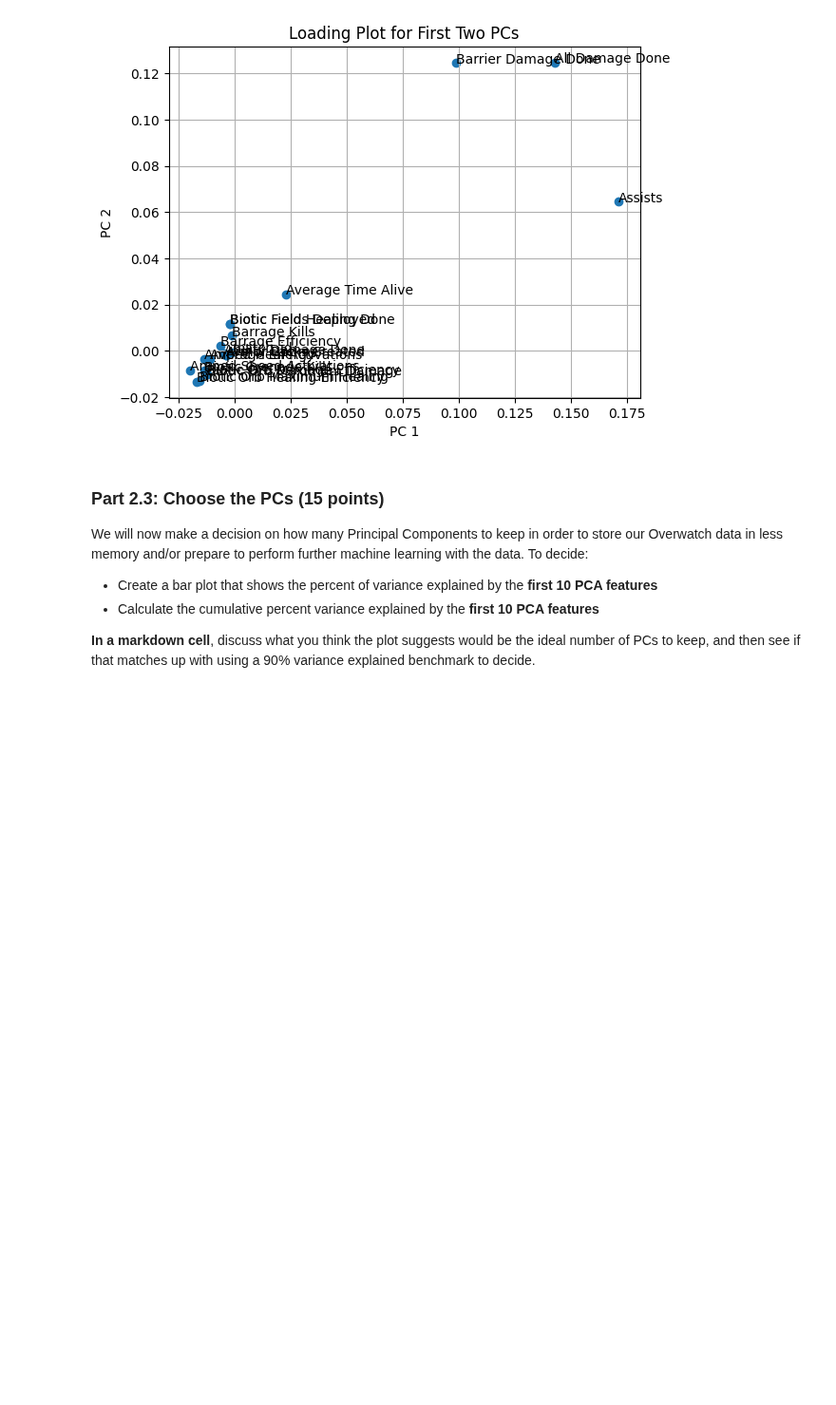
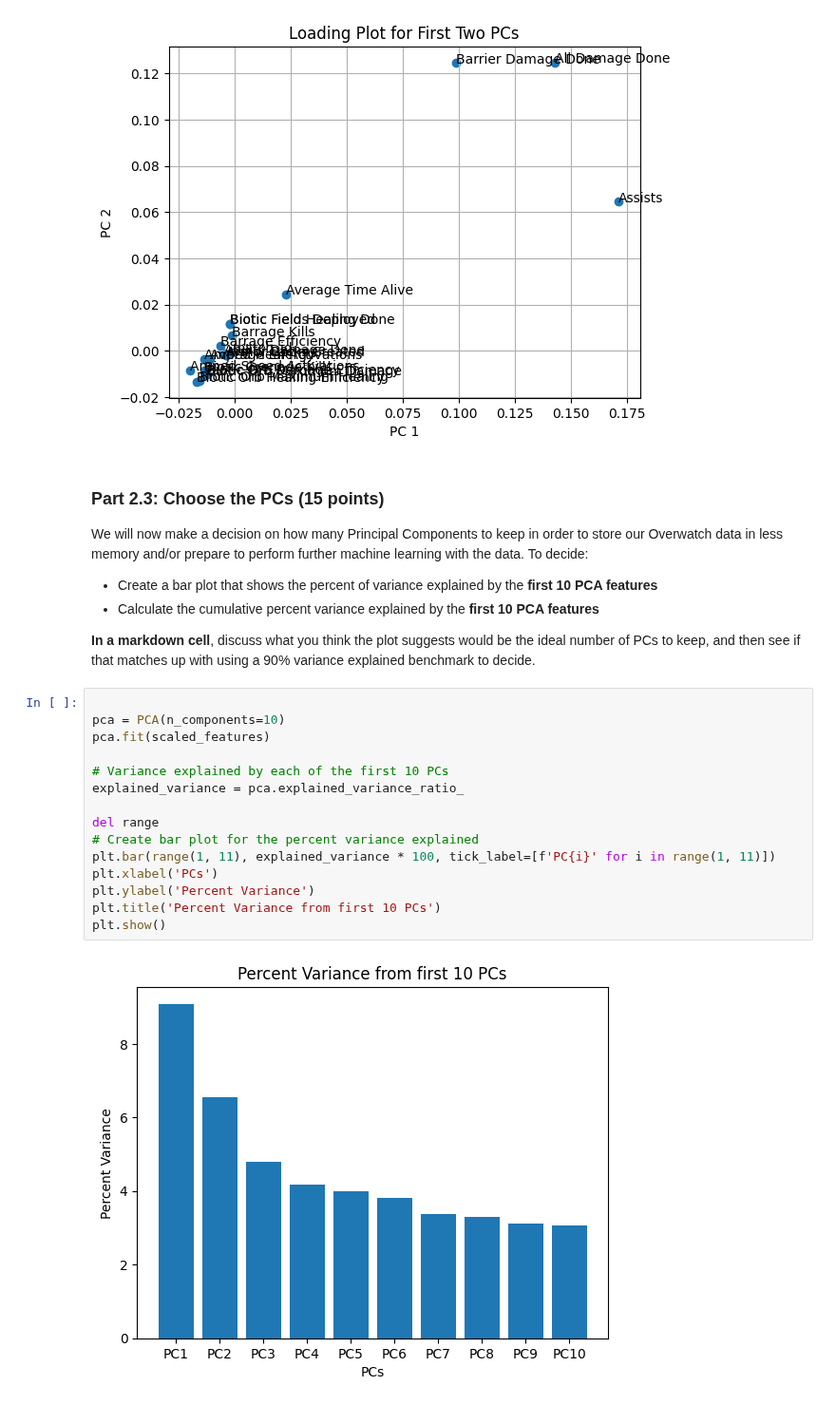
Before and after one commit to nickw0ng/DS3000, a Jupyter notebook: Homeworks/hw11.ipynb, the cells around one changed output. Shown at 95% size. Saved outputs shown, nothing was run; the diff lists cells and outputs as text; blank space fills up the shorter version.

```diff
--- a/Homeworks/hw11.ipynb
+++ b/Homeworks/hw11.ipynb
@@ -229,3 +229,20 @@ We will now make a decision on how many Principal Components to keep in order to
 - Calculate the cumulative percent variance explained by the **first 10 PCA features**
 
 **In a markdown cell**, discuss what you think the plot suggests would be the ideal number of PCs to keep, and then see if that matches up with using a 90% variance explained benchmark to decide.
+# %%
+
+pca = PCA(n_components=10)
+pca.fit(scaled_features)
+
+# Variance explained by each of the first 10 PCs
+explained_variance = pca.explained_variance_ratio_
+
+del range
+# Create bar plot for the percent variance explained
+plt.bar(range(1, 11), explained_variance * 100, tick_label=[f'PC{i}' for i in range(1, 11)])
+plt.xlabel('PCs')
+plt.ylabel('Percent Variance')
+plt.title('Percent Variance from first 10 PCs')
+plt.show()
+# %% [output]
+[figure, added]
```
Also changed, not shown: parts of 2 cells of this notebook, 8 other files.
